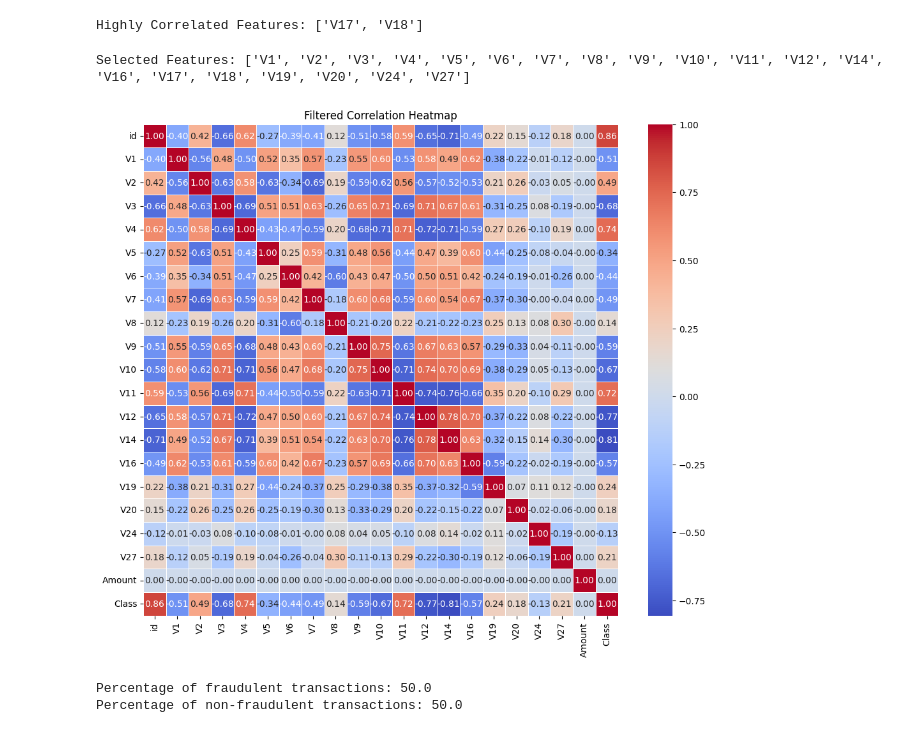
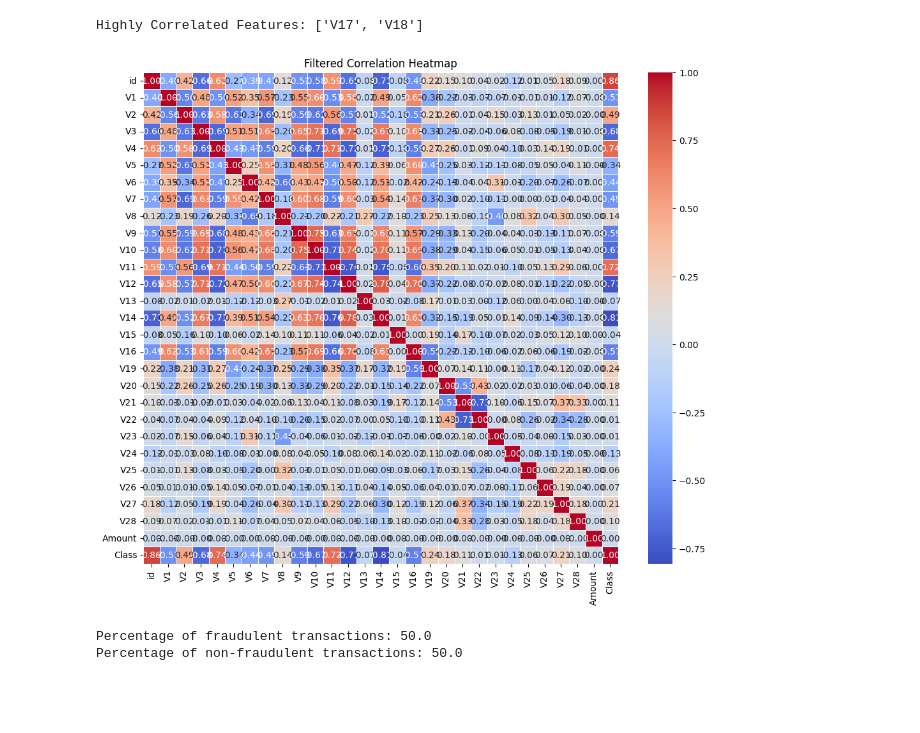
Before and after one commit to rawan-sous/machine_learning-project-for-using-machine-learing-models-for-classification-task-using-data-sets, a Jupyter notebook: pro.ipynb, the cells around one changed output. Cells and saved outputs as stored; diff of their text form; code cells hidden in the pictures; blank space fills up the shorter version.

```diff
--- a/pro.ipynb
+++ b/pro.ipynb
@@ -123,40 +116,21 @@ highly_correlated_features -= {'id', 'Class', 'Amount'}
 print("Highly Correlated Features:", list(highly_correlated_features))
 # %% [output]
 Highly Correlated Features: ['V17', 'V18']
-# %%
-
-# Use SelectKBest to choose the best features based on ANOVA F-value
-k_best = 20  # Set the number of best features to select
-feature_selector = SelectKBest(f_classif, k=k_best)
-
-# Fit the feature selector to the data
-X = selected_columns
-y = df['Class']  # Assuming 'Class' is the target variable
-X_best = feature_selector.fit_transform(X, y)
-
-# Get the selected features
-selected_features = X.columns[feature_selector.get_support()]
-
-# Display the selected features
-print("Selected Features:", list(selected_features))
-# %% [output]
-Selected Features: ['V1', 'V2', 'V3', 'V4', 'V5', 'V6', 'V7', 'V8', 'V9', 'V10', 'V11', 'V12', 'V14', 'V16', 'V17', 'V18', 'V19', 'V20', 'V24', 'V27']
 # %%
 
 # Drop highly correlated and unselected features from the DataFrame
-features_to_drop = highly_correlated_features.union(set(X.columns) - set(selected_features))
-df_filtered = df.drop(columns=features_to_drop)
+df_filtered = df.drop(columns=highly_correlated_features)
 
 # Calculate correlation matrix for the filtered DataFrame
 filtered_correlation_matrix = df_filtered.corr()
 
 # Create a heatmap to visualize correlations of the filtered DataFrame
 plt.figure(figsize=(12, 10))
 sns.heatmap(filtered_correlation_matrix, cmap='coolwarm', annot=True, fmt=".2f", linewidths=.5)
 plt.title('Filtered Correlation Heatmap')
 plt.show()
 # %% [output]
-[figure, old version]
+[figure, new version]
 # %%
 
 # Calculate the total number of transactions
```
Also changed, not shown: parts of 12 cells of this notebook.
